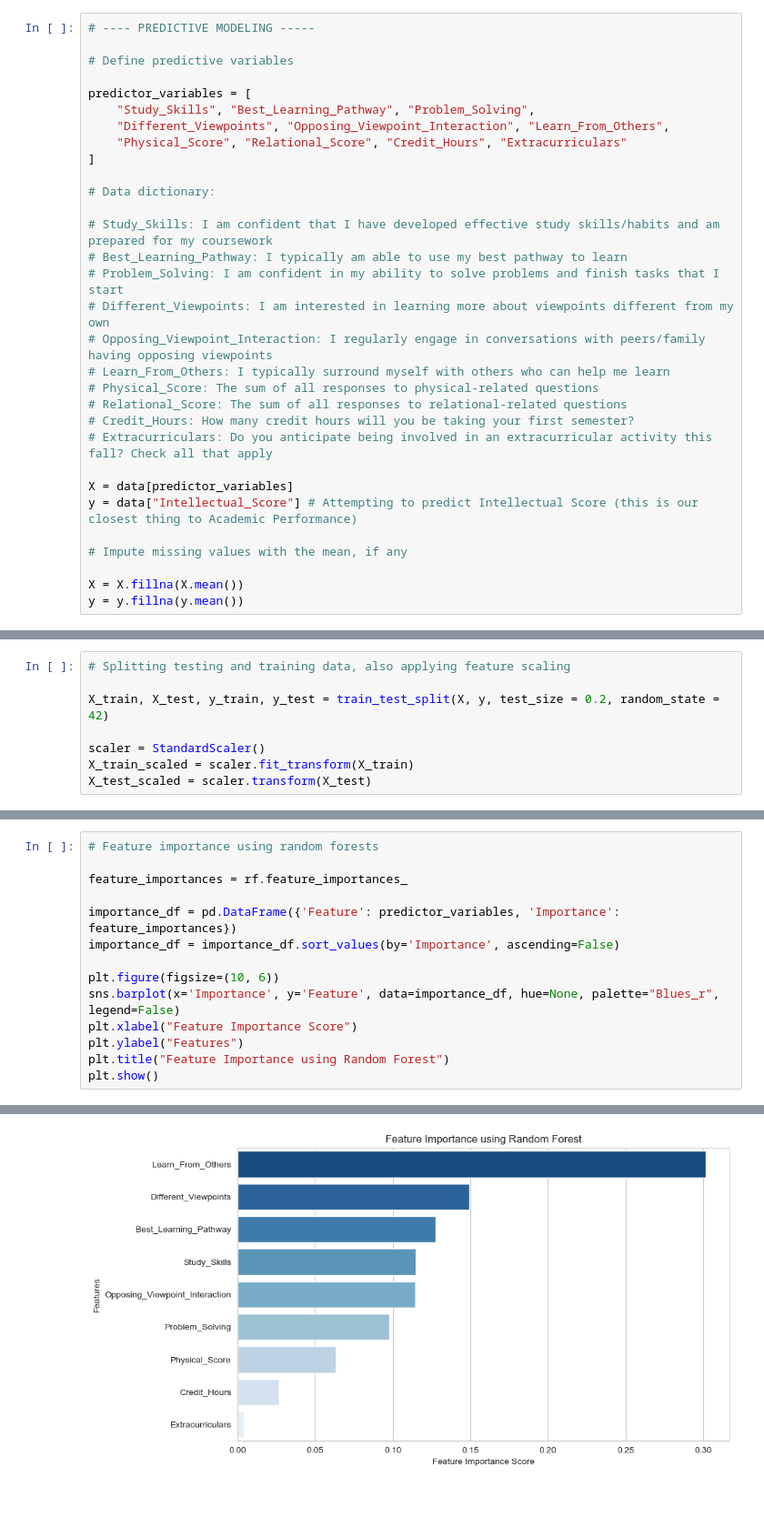
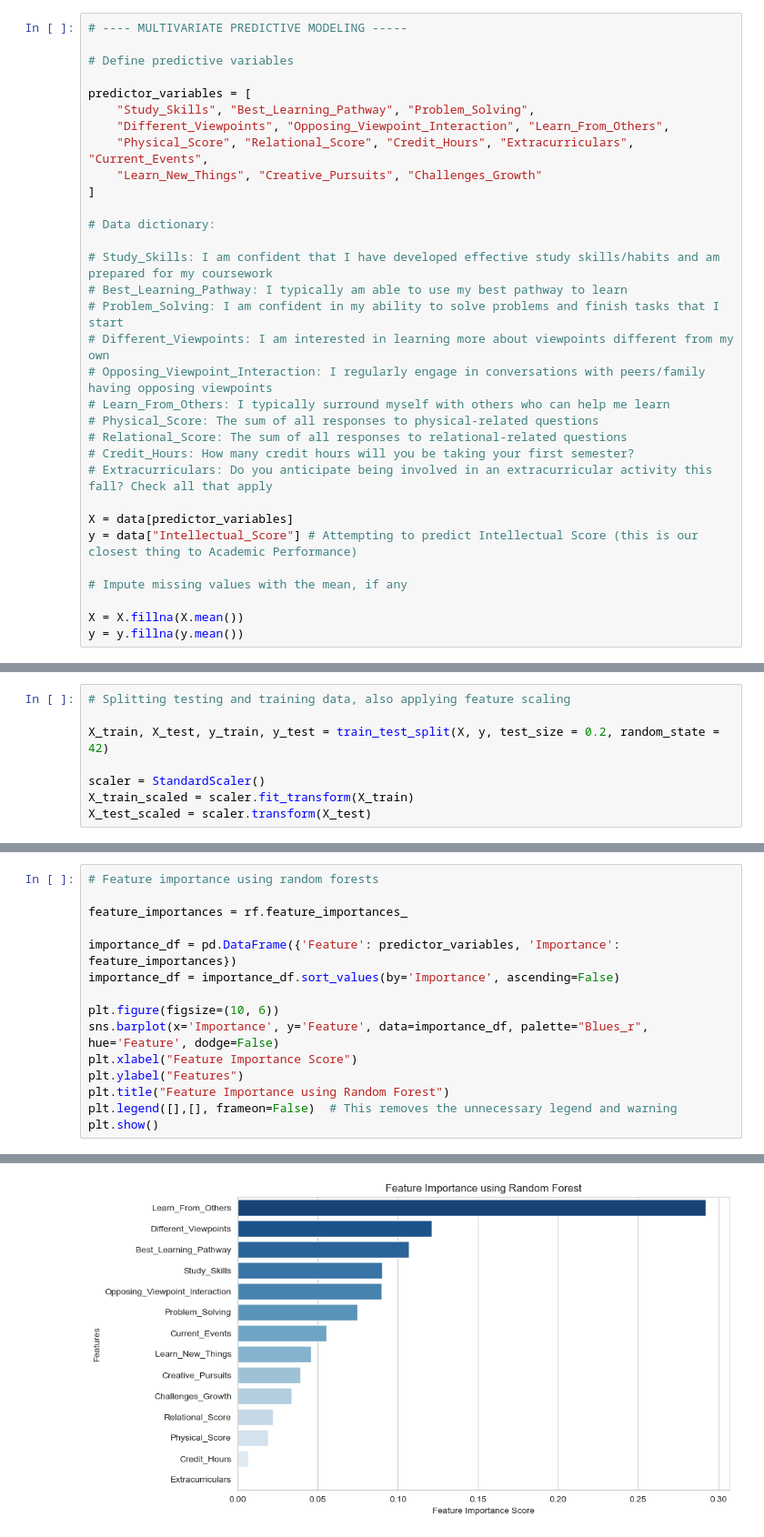
Before and after one commit to Matthew-Wolz/Physical-Health-Research, a Jupyter notebook: Notebook/Physical Health Research.ipynb, the cells around one changed output, grey strips where cells are left out. Shown: that part at 91% size. Drawn from its saved outputs; the diff is of its cells as text; blank space fills up the shorter version.

```diff
--- a/Notebook/Physical Health Research.ipynb
+++ b/Notebook/Physical Health Research.ipynb
@@ -147,12 +217,13 @@ plt.show()
 # %%
-# ---- PREDICTIVE MODELING -----
+# ---- MULTIVARIATE PREDICTIVE MODELING -----
 
 # Define predictive variables
 
 predictor_variables = [
     "Study_Skills", "Best_Learning_Pathway", "Problem_Solving",
     "Different_Viewpoints", "Opposing_Viewpoint_Interaction", "Learn_From_Others",
-    "Physical_Score", "Relational_Score", "Credit_Hours", "Extracurriculars"
+    "Physical_Score", "Relational_Score", "Credit_Hours", "Extracurriculars", "Current_Events",
+    "Learn_New_Things", "Creative_Pursuits", "Challenges_Growth"
 ]
 
 # Data dictionary:
@@ -271,9 +342,10 @@ importance_df = pd.DataFrame({'Feature': predictor_variables, 'Importance': feat
 importance_df = importance_df.sort_values(by='Importance', ascending=False)
 
 plt.figure(figsize=(10, 6))
-sns.barplot(x='Importance', y='Feature', data=importance_df, hue=None, palette="Blues_r", legend=False)
+sns.barplot(x='Importance', y='Feature', data=importance_df, palette="Blues_r", hue='Feature', dodge=False)
 plt.xlabel("Feature Importance Score")
 plt.ylabel("Features")
 plt.title("Feature Importance using Random Forest")
+plt.legend([],[], frameon=False)  # This removes the unnecessary legend and warning
 plt.show()
 # %% [output]
@@ -283,4 +352,4 @@ Passing `palette` without assigning `hue` is deprecated and will be removed in v
-[figure, old version]
+[figure, new version]
 # %%
 # Support Vector Regression (SVR)
 
```
Also changed, not shown: parts of 14 cells of this notebook.
